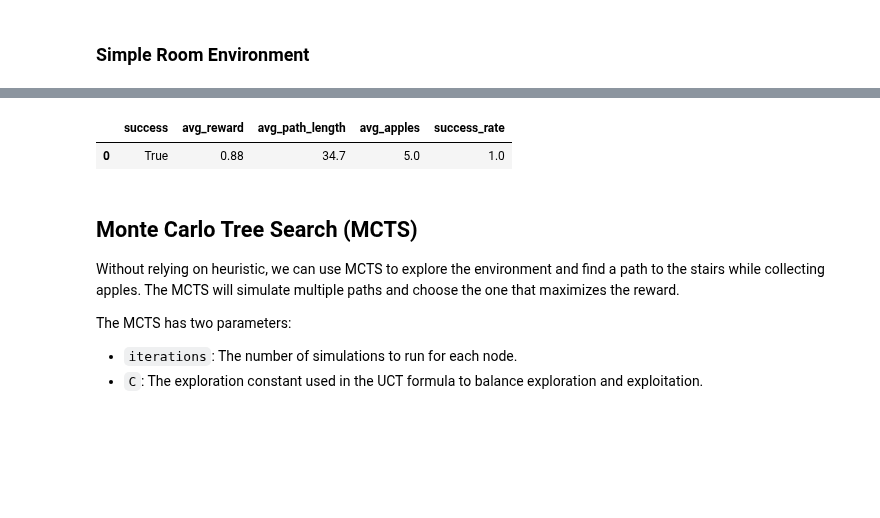
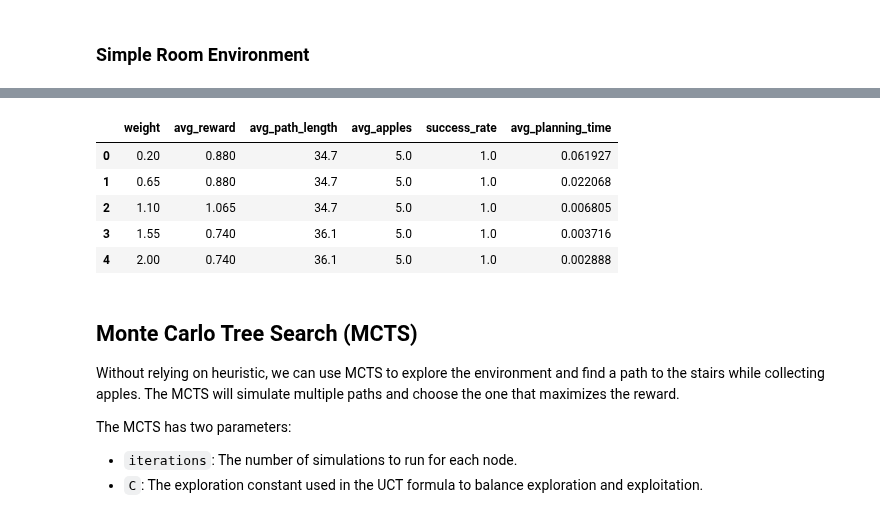
Before and after one commit to Alexthw46/AIF, a Jupyter notebook: Benchmark_Offline.ipynb, the cells around one changed output, grey strips where cells are left out. Saved outputs shown, nothing was run; the diff lists cells and outputs as text; code cells hidden in the pictures; blank space fills up the shorter version.

```diff
--- a/Benchmark_Offline.ipynb
+++ b/Benchmark_Offline.ipynb
@@ -163,17 +140,26 @@ avg_df = a_star_apple_df.groupby(['weight', 'apple_bonus']).agg(
 # %%
+param_grid = {
+    'weight': np.linspace(0.2, 2, 5)
+}
+
 # the greedy approach doesn't need parameters, so we can just run it over multiple seeds
-greedy_a_star_df = benchmark_simulation(lava_env_generator, a_star_collect_apples, seeds, {})
+greedy_a_star_df = benchmark_simulation(lava_env_generator, a_star_collect_apples, seeds, param_grid)
 # %%
-greedy_a_star_avg_df = greedy_a_star_df.groupby(['success']).agg(
+greedy_a_star_avg_df = greedy_a_star_df.groupby(['weight']).agg(
     avg_reward=('reward', 'mean'),
     avg_path_length=('path_length', 'mean'),
     avg_apples=('apples_eaten', 'mean'),
-    success_rate=('success', 'mean')
+    success_rate=('success', 'mean'),
+    avg_planning_time=('planning_time', 'mean')
 ).reset_index()
 greedy_a_star_avg_df
 # %% [output]
-|  | success | avg_reward | avg_path_length | avg_apples | success_rate |
-| 0 | True | 0.88 | 34.7 | 5.0 | 1.0 |
+|  | weight | avg_reward | avg_path_length | avg_apples | success_rate | avg_planning_time |
+| 0 | 0.20 | 0.880 | 34.7 | 5.0 | 1.0 | 0.061927 |
+| 1 | 0.65 | 0.880 | 34.7 | 5.0 | 1.0 | 0.022068 |
+| 2 | 1.10 | 1.065 | 34.7 | 5.0 | 1.0 | 0.006805 |
+| 3 | 1.55 | 0.740 | 36.1 | 5.0 | 1.0 | 0.003716 |
+| 4 | 2.00 | 0.740 | 36.1 | 5.0 | 1.0 | 0.002888 |
 # %% [markdown]
 ## Monte Carlo Tree Search (MCTS)
 
```
Also changed, not shown: parts of 22 cells of this notebook, 1 other file.
